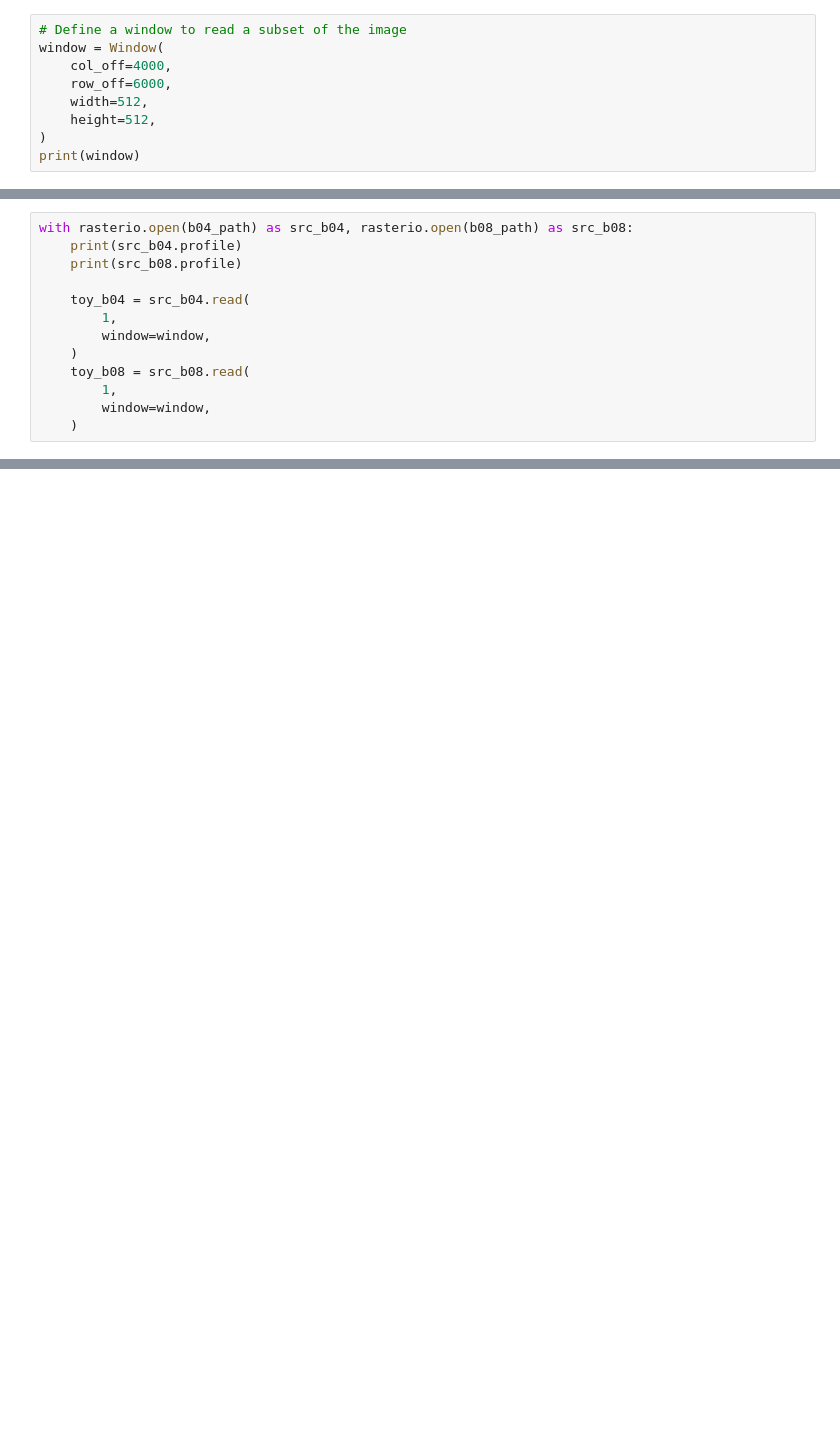
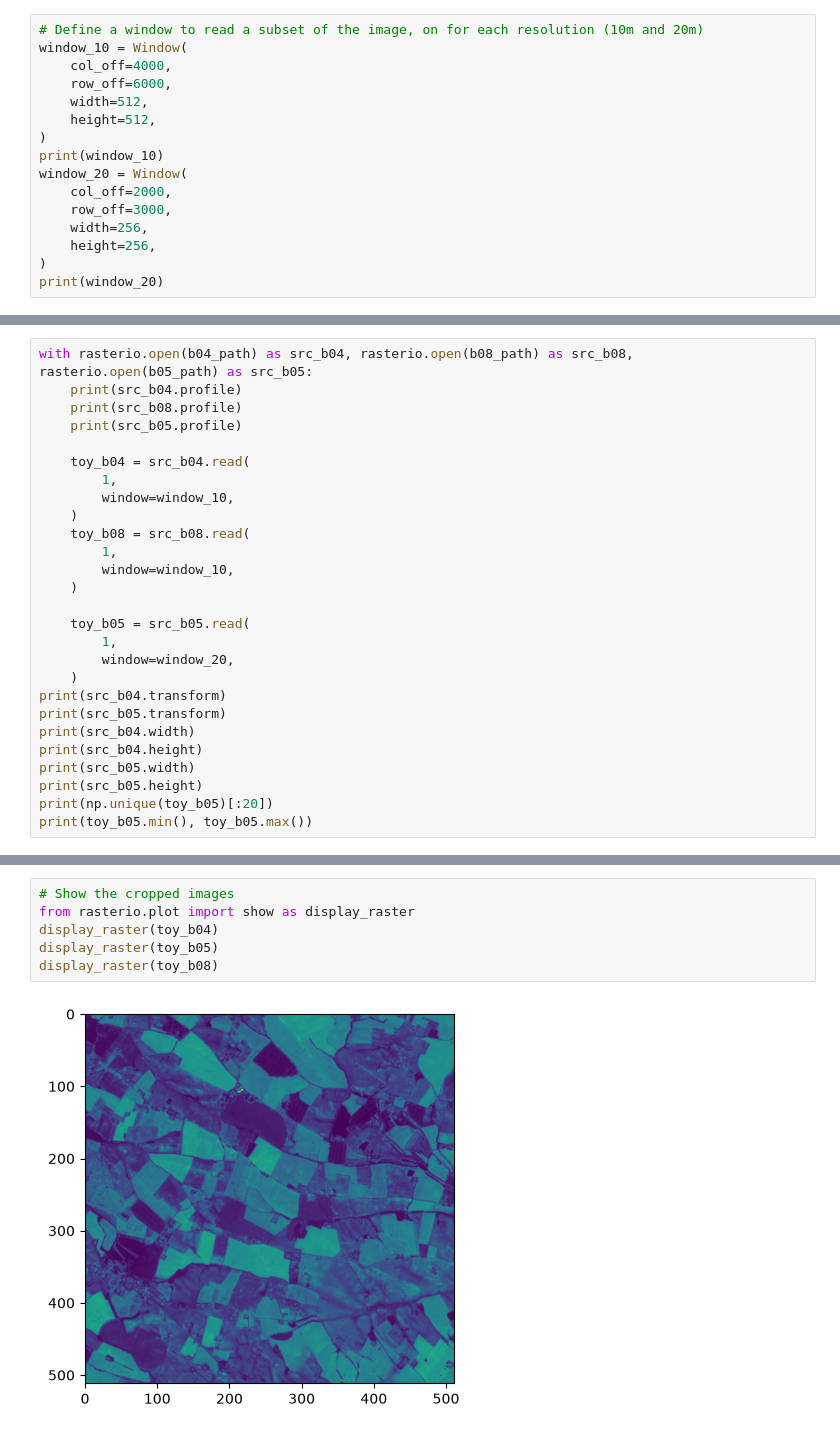
Before and after one commit to Aurelien-Peter/OpenCropPhenotyping, a Jupyter notebook: notebooks/00_create_toy_dataset.ipynb, the cells around one changed output, grey strips where cells are left out. Cells and saved outputs as stored; diff of their text form; blank space fills up the shorter version.

```diff
--- a/notebooks/00_create_toy_dataset.ipynb
+++ b/notebooks/00_create_toy_dataset.ipynb
@@ -17,11 +26,18 @@ b08_path = find_band(safe_dir, "B08")
 # %%
-# Define a window to read a subset of the image
-window = Window(
+# Define a window to read a subset of the image, on for each resolution (10m and 20m)
+window_10 = Window(
     col_off=4000,
     row_off=6000,
     width=512,
     height=512,
 )
-print(window)
+print(window_10)
+window_20 = Window(
+    col_off=2000,
+    row_off=3000,
+    width=256,
+    height=256,
+)
+print(window_20)
 # %% [output]
 Window(col_off=4000, row_off=6000, width=512, height=512)
@@ -28,16 +45,30 @@ Window(col_off=4000, row_off=6000, width=512, height=512)
 # %%
-with rasterio.open(b04_path) as src_b04, rasterio.open(b08_path) as src_b08:
+with rasterio.open(b04_path) as src_b04, rasterio.open(b08_path) as src_b08, rasterio.open(b05_path) as src_b05:
     print(src_b04.profile)
     print(src_b08.profile)
+    print(src_b05.profile)
 
     toy_b04 = src_b04.read(
         1,
-        window=window,
+        window=window_10,
     )
     toy_b08 = src_b08.read(
         1,
-        window=window,
+        window=window_10,
     )
+
+    toy_b05 = src_b05.read(
+        1,
+        window=window_20,
+    )
+print(src_b04.transform)
+print(src_b05.transform)
+print(src_b04.width)
+print(src_b04.height)
+print(src_b05.width)
+print(src_b05.height)
+print(np.unique(toy_b05)[:20])
+print(toy_b05.min(), toy_b05.max())
 # %% [output]
 {'driver': 'JP2OpenJPEG', 'dtype': 'uint16', 'nodata': None, 'width': 10980, 'height': 10980, 'count': 1, 'crs': CRS.from_wkt('PROJCS["WGS 84 / UTM zone 31N",GEOGCS["WGS 84",DATUM["WGS_1984",SPHEROID[ ...
        0.0, -10.0, 4900020.0), 'blockxsize': 1024, 'blockysize': 1024, 'tiled': True}
@@ -63,0 +125,8 @@ profile_b08.update(
+# %%
+# Show the cropped images
+from rasterio.plot import show as display_raster
+display_raster(toy_b04)
+display_raster(toy_b05)
+display_raster(toy_b08)
+# %% [output]
+[figure, added]
```
Also changed, not shown: parts of 7 cells of this notebook, 1 other file.
